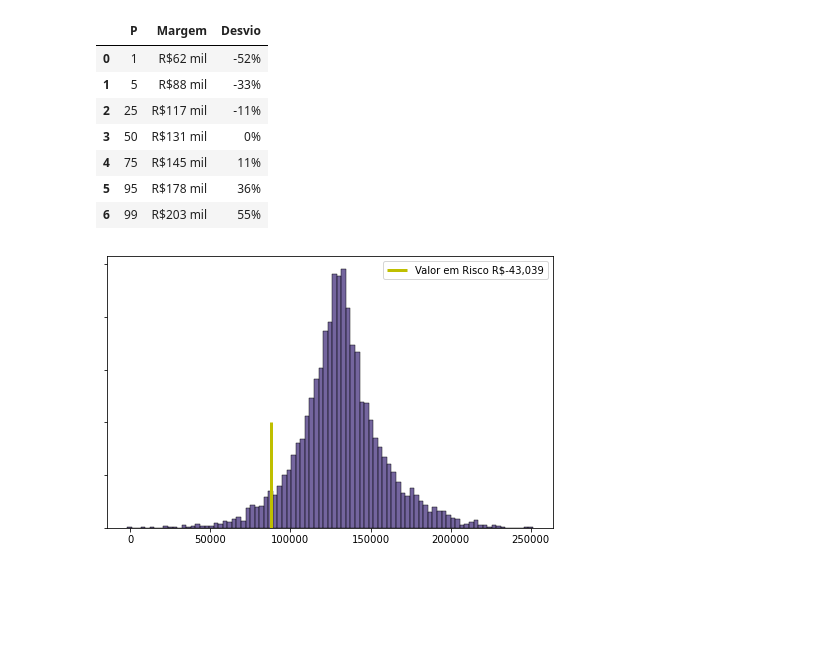
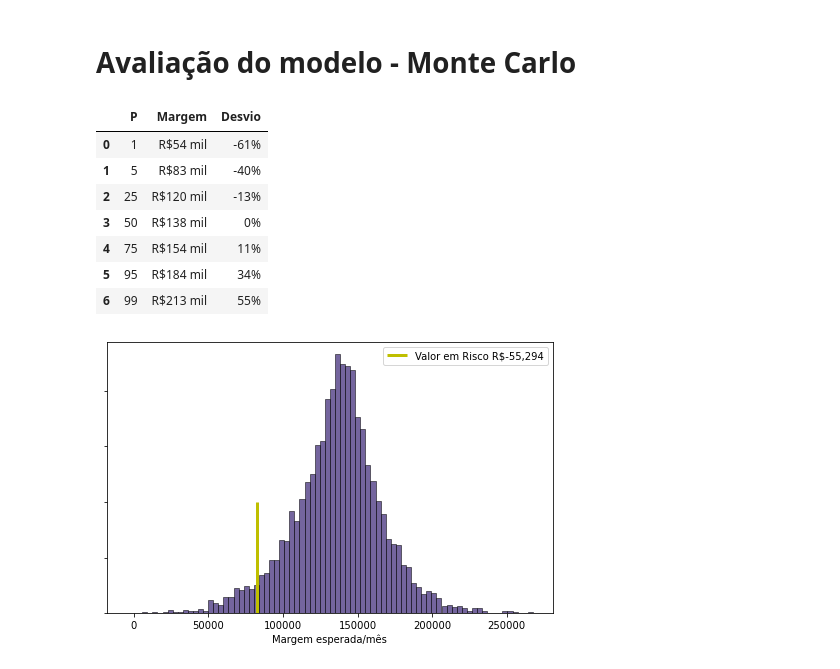
Before and after one commit to caiocezar05/Python-projects, a Jupyter notebook: Dados Geração/Risco de geração.ipynb, the cells around one changed output. Saved outputs shown, nothing was run; the diff lists cells and outputs as text; code cells hidden in the pictures; blank space fills up the shorter version.

```diff
--- a/Dados Geração/Risco de geração.ipynb
+++ b/Dados Geração/Risco de geração.ipynb
@@ -84,6 +123,8 @@ fator_capacidade['mes'] = fator_capacidade['Data'].dt.month
 fator_capacidade['Eolica'] = fator_capacidade["FC Eolica"]/ np.percentile(fator_capacidade["FC Eolica"],50)
 fator_capacidade['Solar'] = fator_capacidade["FC Solar"]/ np.percentile(fator_capacidade["FC Solar"],50)
 fator_capacidade['Hídrica'] = fator_capacidade["GSF"]/ np.percentile(fator_capacidade["GSF"],50)
+# %%
+fator_capacidade = fator_capacidade[fator_capacidade['ano'] >= 2016]
 # %%
 #condições para tempo umido e seco
 condições = [(fator_capacidade['mes'].isin([5,6,7,8,9,10,11])),
@@ -190,3 +258,6 @@ plt.show()
 # %%
-df_exposição = pd.merge(fator_capacidade[['Data','Hídrica','Solar','Eolica','mes','ano']],
+#Correlação entre as variáveis
+df_exposição = pd.merge(fator_capacidade[['Data','Hídrica','Solar','Eolica']],
                     preços[['Data','NE - NORDESTE','SE/CO - SUDESTE','Total']])
+
+sns.heatmap(df_exposição[['NE - NORDESTE','SE/CO - SUDESTE','Hídrica','Solar','Eolica']].corr(),cbar=False,annot=True)
@@ -193,6 +267,9 @@ df_exposição = pd.merge(fator_capacidade[['Data','Hídrica','Solar','Eolica','
 # %%
 #exposição por cada MWm contratado, assumindo que todos os meses tenha 30 dias
+horas = fator_capacidade['horas']
 
-df_exposição['exp hidrica'] = (df_exposição['Hídrica']-1) * df_exposição['SE/CO - SUDESTE'] * 24 * 30
-df_exposição['exp eolica'] = (df_exposição['Eolica']-1 )* df_exposição['NE - NORDESTE'] * 24 * 30
-df_exposição['exp solar'] = (df_exposição['Solar']-1) *  df_exposição['Total'] * 24 * 30
+df_exposição['exp hidrica'] = (1-df_exposição['Hídrica']) * df_exposição['SE/CO - SUDESTE'] * horas
+df_exposição['exp eolica'] = (1-df_exposição['Eolica'])* df_exposição['NE - NORDESTE'] * horas
+df_exposição['exp solar'] = (1-df_exposição['Solar']) *  df_exposição['Total'] * horas
+
+df_exposição.head()
@@ -208,7 +283,8 @@ df_exposição.head(5).round(2)
 # %%
-ROL = (200 * 24 * 30) * np.array([0.8985,0.9635,0.9635])
+ROL = 200 * np.array([horas,horas,horas]).T * np.array([0.8985, 0.9635, 0.9635])
 exposição = df_exposição[['exp hidrica','exp eolica','exp solar']] * np.array([0.9075,1,1])
 
-margem = ROL - exposição
+margem = ROL + exposição
 margem.columns = ['margem hidrica','margem eolica','margem solar']
+margem.dropna(inplace=True)
 # %%
@@ -275,11 +561,13 @@ print()
+# %% [markdown]
+# Avaliação do modelo - Monte Carlo
 # %%
 #parametros___________________________________________________________________________
 
 seeds = 10000
 horizonte_meses = 12
-w = resultado['pesos'][resultado[resultado['ratio'] == resultado['ratio'].max()].index[0]]
-w_asis = [.75,.2,.05]
-
+w_best = resultado['pesos'][resultado[resultado['ratio'] == resultado['ratio'].max()].index[0]]
+w_worst = resultado['pesos'][resultado[resultado['ratio'] == resultado['ratio'].min()].index[0]]
+w_asis = [0,.5,.5]
 
 
 #simulador___________________________________________________________________________
@@ -305,42 +593,41 @@ sim_expo = np.array([(dist_norm[0]-1) * (dist_norm[3]* 24 * 30), #hídrica
 
 sim_ROL = (200 * 24 * 30) * np.array([0.8985,0.9635,0.9635])
 
 sim_margem = np.dot(sim_ROL - sim_expo,w_asis)
 
 
 plt.figure(figsize=(8,5))
 
 media = np.mean(sim_margem)
 P5 = np.percentile(sim_margem,5)
-P95 = np.percentile(sim_margem,95)
 P50 = np.percentile(sim_margem,50)
 plt.vlines(x=P5,ymin=0,ymax=200,
            colors = 'y',linewidth=3,
            label='Valor em Risco R${:,.0f}'.format(P5-P50))
-#plt.vlines(x=P95,ymin=0,ymax=200,colors = 'red',label='V@R P95 R${:,.0f}'.format(P95-P50))
 ax = sns.histplot(sim_margem,color=sns.color_palette("viridis")[0])
 ax.set_yticklabels('')
 ax.set(ylabel='')
+
+plt.xlabel('Margem esperada/mês')
+
 plt.legend()
 
 percentis = [1,5,25,50,75,95,99]
 
 pd.DataFrame({"P":percentis,
               'Margem':np.percentile(sim_margem,percentis)/10**3,
-#             'Margem total mês':np.percentile(sim_margem,percentis)*3652/10**6,
-#            'Margem total ano':np.percentile(sim_margem,percentis)*3652*12/10**6,
               'Desvio':np.percentile(sim_margem,percentis)/np.percentile(sim_margem,50) - 1 }
             ).style.format({'Margem':'R${:,.0F} mil',
                             'Margem total mês':'R${:,.0F} milhões',
                             'Margem total ano':'R${:,.0F} milhões',
                             'Desvio':'{:.0%}'})
 # %% [output]
 |  | P | Margem | Desvio |
-| 0 | 1 | R$62 mil | -52% |
-| 1 | 5 | R$88 mil | -33% |
-| 2 | 25 | R$117 mil | -11% |
-| 3 | 50 | R$131 mil | 0% |
-| 4 | 75 | R$145 mil | 11% |
-| 5 | 95 | R$178 mil | 36% |
-| 6 | 99 | R$203 mil | 55% |
+| 0 | 1 | R$54 mil | -61% |
+| 1 | 5 | R$83 mil | -40% |
+| 2 | 25 | R$120 mil | -13% |
+| 3 | 50 | R$138 mil | 0% |
+| 4 | 75 | R$154 mil | 11% |
+| 5 | 95 | R$184 mil | 34% |
+| 6 | 99 | R$213 mil | 55% |
-[figure, old version]
+[figure, new version]
```
Also changed, not shown: parts of 38 cells of this notebook.
